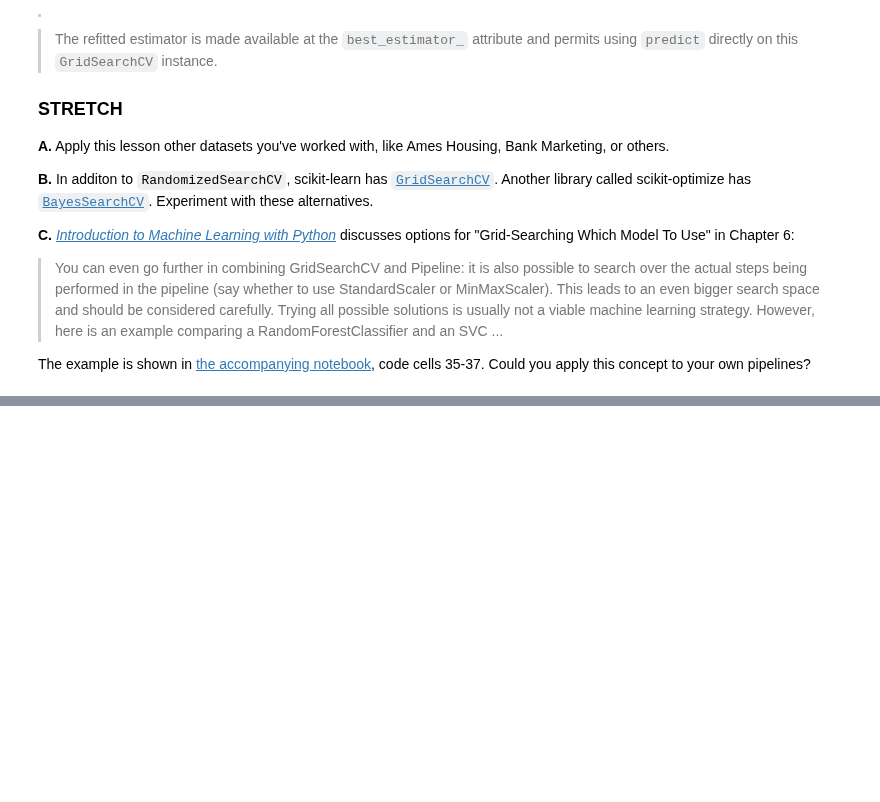
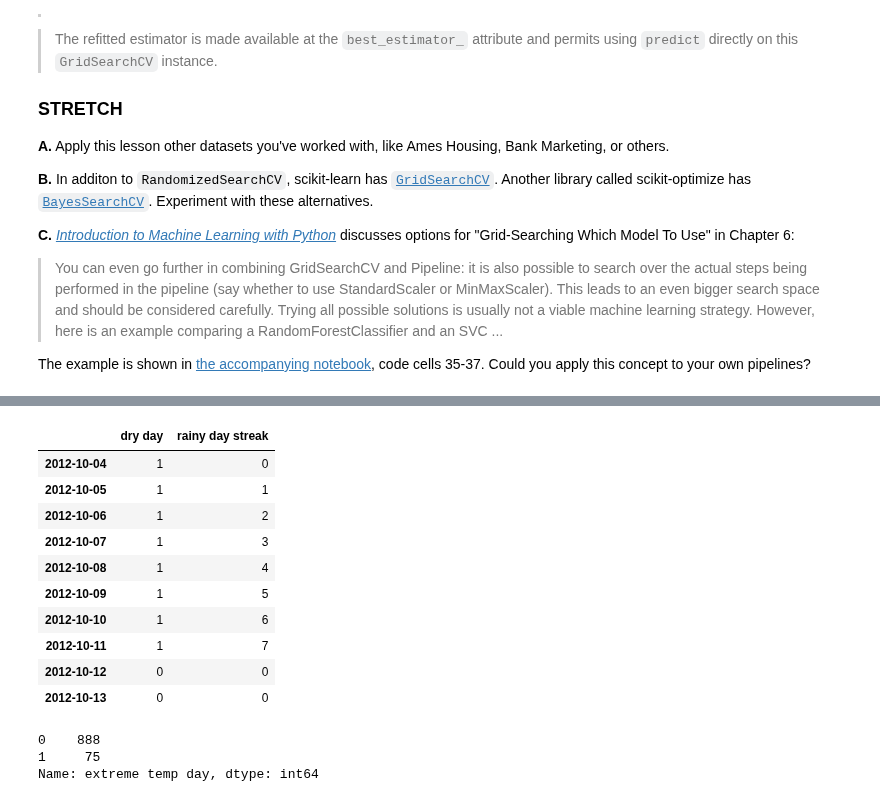
Before and after one commit to LambdaSchool/DS-Unit-2-Sprint-4-Practicing-Understanding, a Jupyter notebook: module1-hyperparameter-optimization/LS_DS_241_Hyperparameter_Optimization.ipynb, the cells around one changed output, grey strips where cells are left out. Saved outputs shown, nothing was run; the diff lists cells and outputs as text; code cells hidden in the pictures; blank space fills up the shorter version.

```diff
--- a/module1-hyperparameter-optimization/LS_DS_241_Hyperparameter_Optimization.ipynb
+++ b/module1-hyperparameter-optimization/LS_DS_241_Hyperparameter_Optimization.ipynb
@@ -596,0 +645,14 @@ The example is shown in [the accompanying notebook](https://github.com/amueller/
+# %%
+X_train[["dry day", "rainy day streak"]].head(10)
+# %% [output]
+|  | dry day | rainy day streak |
+| 2012-10-04 | 1 | 0 |
+| 2012-10-05 | 1 | 1 |
+| 2012-10-06 | 1 | 2 |
+| 2012-10-07 | 1 | 3 |
+| 2012-10-08 | 1 | 4 |
+| 2012-10-09 | 1 | 5 |
+| 2012-10-10 | 1 | 6 |
+| 2012-10-11 | 1 | 7 |
+| 2012-10-12 | 0 | 0 |
+| 2012-10-13 | 0 | 0 |
@@ -596,0 +673,6 @@ The example is shown in [the accompanying notebook](https://github.com/amueller/
+# %%
+X_train["extreme temp day"].value_counts()
+# %% [output]
+0    888
+1     75
+Name: extreme temp day, dtype: int64
```
Also changed, not shown: parts of 9 cells of this notebook.
